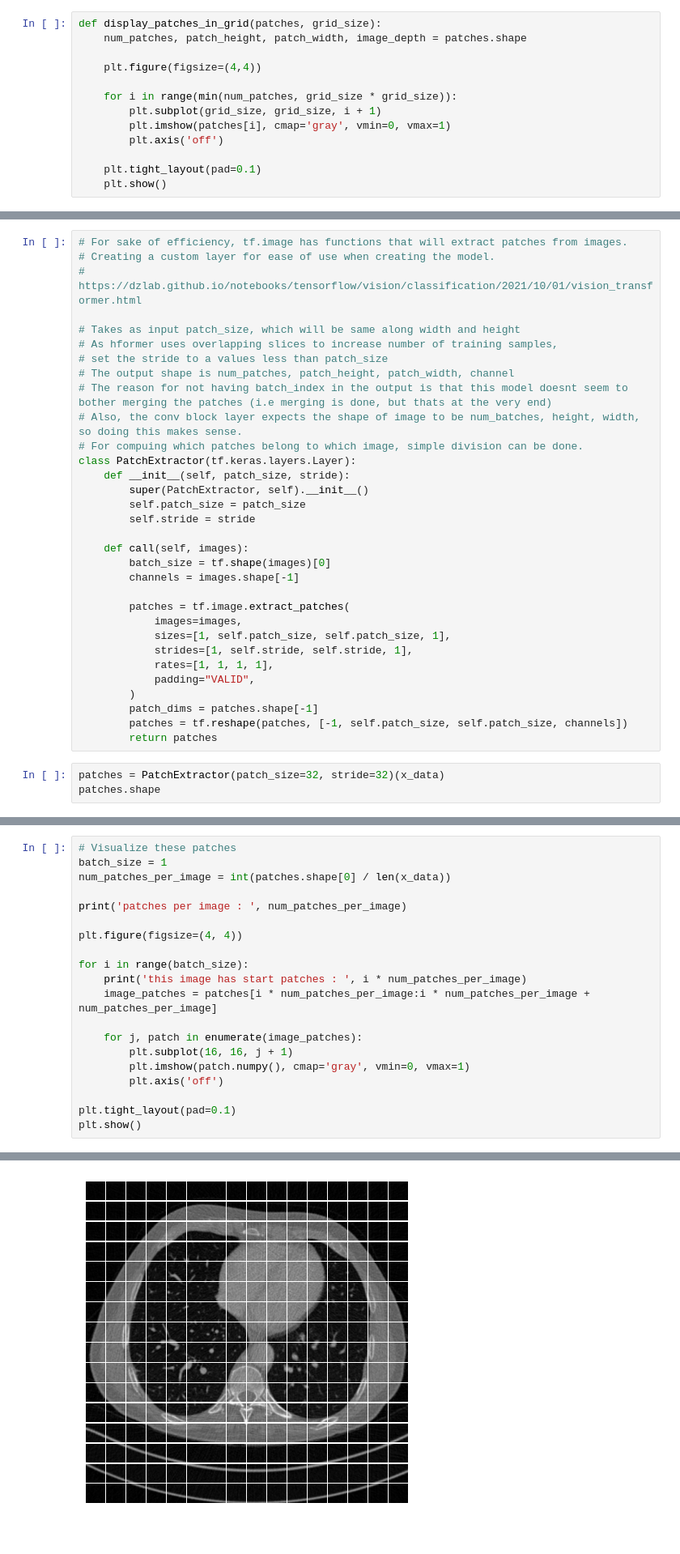
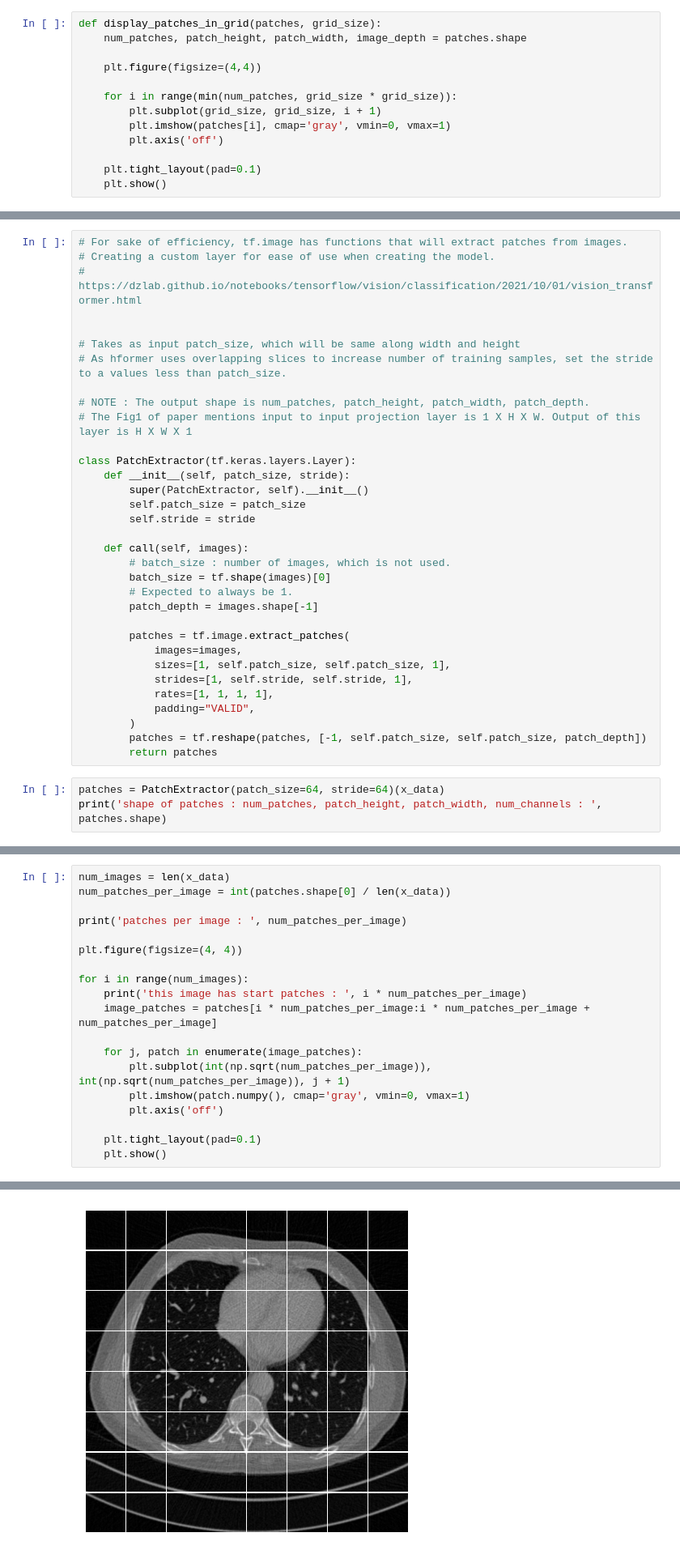
Before and after one commit to rtarun9/image-denoising-experiments, a Jupyter notebook: src/denoising-models/hformer_vit/blocks.ipynb, the cells around one changed output, grey strips where cells are left out. Shown at 81% size. Cells and saved outputs as stored; diff of their text form.

```diff
--- a/src/denoising-models/hformer_vit/blocks.ipynb
+++ b/src/denoising-models/hformer_vit/blocks.ipynb
@@ -108,13 +112,13 @@ original image
 # Creating a custom layer for ease of use when creating the model.
 # https://dzlab.github.io/notebooks/tensorflow/vision/classification/2021/10/01/vision_transformer.html
 
+
 # Takes as input patch_size, which will be same along width and height
-# As hformer uses overlapping slices to increase number of training samples,
-# set the stride to a values less than patch_size
-# The output shape is num_patches, patch_height, patch_width, channel
-# The reason for not having batch_index in the output is that this model doesnt seem to bother merging the patches (i.e merging is done, but thats at the very end)
-# Also, the conv block layer expects the shape of image to be num_batches, height, width, so doing this makes sense.
-# For compuing which patches belong to which image, simple division can be done.
+# As hformer uses overlapping slices to increase number of training samples, set the stride to a values less than patch_size.
+
+# NOTE : The output shape is num_patches, patch_height, patch_width, patch_depth.
+# The Fig1 of paper mentions input to input projection layer is 1 X H X W. Output of this layer is H X W X 1
+
 class PatchExtractor(tf.keras.layers.Layer):
     def __init__(self, patch_size, stride):
         super(PatchExtractor, self).__init__()
@@ -122,8 +126,10 @@ class PatchExtractor(tf.keras.layers.Layer):
         self.stride = stride
 
     def call(self, images):
+        # batch_size : number of images, which is not used.
         batch_size = tf.shape(images)[0]
-        channels = images.shape[-1]
+        # Expected to always be 1.
+        patch_depth = images.shape[-1]
 
         patches = tf.image.extract_patches(
             images=images,
@@ -132,10 +138,9 @@ class PatchExtractor(tf.keras.layers.Layer):
             rates=[1, 1, 1, 1],
             padding="VALID",
         )
-        patch_dims = patches.shape[-1]
-        patches = tf.reshape(patches, [-1, self.patch_size, self.patch_size, channels])
+        patches = tf.reshape(patches, [-1, self.patch_size, self.patch_size, patch_depth])
         return patches
 # %%
-patches = PatchExtractor(patch_size=32, stride=32)(x_data)
-patches.shape
+patches = PatchExtractor(patch_size=64, stride=64)(x_data)
+print('shape of patches : num_patches, patch_height, patch_width, num_channels : ', patches.shape)
 # %% [output]
@@ -150,21 +156,20 @@ TensorShape([1922, 32, 32, 1])
 # %%
-# Visualize these patches
-batch_size = 1
+num_images = len(x_data)
 num_patches_per_image = int(patches.shape[0] / len(x_data))
 
 print('patches per image : ', num_patches_per_image)
 
 plt.figure(figsize=(4, 4))
 
-for i in range(batch_size):
+for i in range(num_images):
     print('this image has start patches : ', i * num_patches_per_image)
     image_patches = patches[i * num_patches_per_image:i * num_patches_per_image + num_patches_per_image]
 
     for j, patch in enumerate(image_patches):
-        plt.subplot(16, 16, j + 1)
+        plt.subplot(int(np.sqrt(num_patches_per_image)), int(np.sqrt(num_patches_per_image)), j + 1)
         plt.imshow(patch.numpy(), cmap='gray', vmin=0, vmax=1)
         plt.axis('off')
 
-plt.tight_layout(pad=0.1)
-plt.show()
+    plt.tight_layout(pad=0.1)
+    plt.show()
 # %% [output]
@@ -172,2 +177,2 @@ patches per image :  256
 this image has start patches :  0
-[figure, old version]
+[figure, new version]
```
Also changed, not shown: parts of 30 cells of this notebook, 3 other files.
